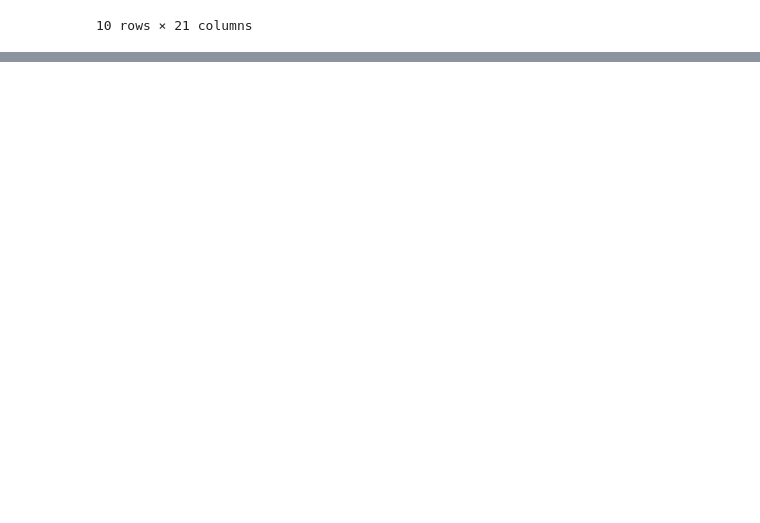
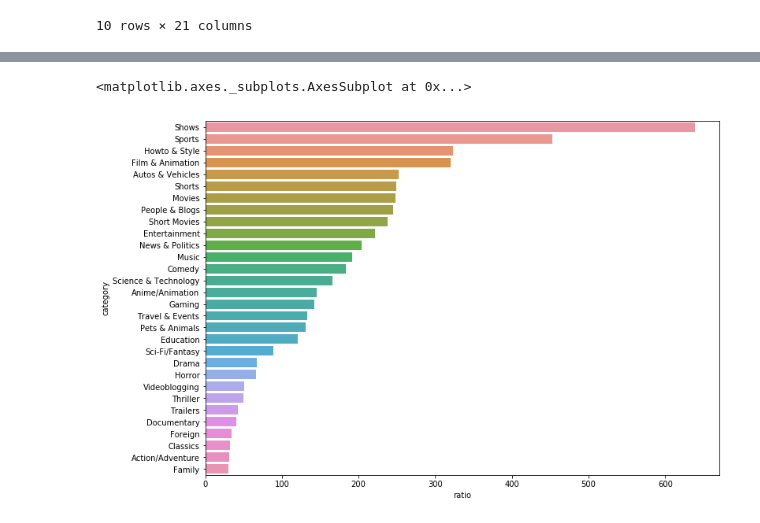
Before and after one commit to ZuxAlone/EB-2021-1-CC51, a Jupyter notebook: code/TF_code.ipynb, the cells around one changed output, grey strips where cells are left out. Saved outputs shown, nothing was run; the diff lists cells and outputs as text; code cells hidden in the pictures; blank space fills up the shorter version.

```diff
--- a/code/TF_code.ipynb
+++ b/code/TF_code.ipynb
@@ -143,0 +185,13 @@ data.head(10)
+# %%
+def ratio_views_comment(x): return x['views'].agg(
+    'sum') / x['comment_count'].agg('sum')
+
+
+r = data.groupby(['category']).apply(ratio_views_comment).sort_values(
+    ascending=False).reset_index(name='ratio')
+a4_dims = (11.7, 8.27)
+fig, ax = plt.subplots(figsize=a4_dims)
+sns.barplot(x='ratio', y='category', data=r, ci=None)
+# %% [output]
+<matplotlib.axes._subplots.AxesSubplot at 0x...>
+[figure, added]
```
Also changed, not shown: parts of 8 cells of this notebook.
